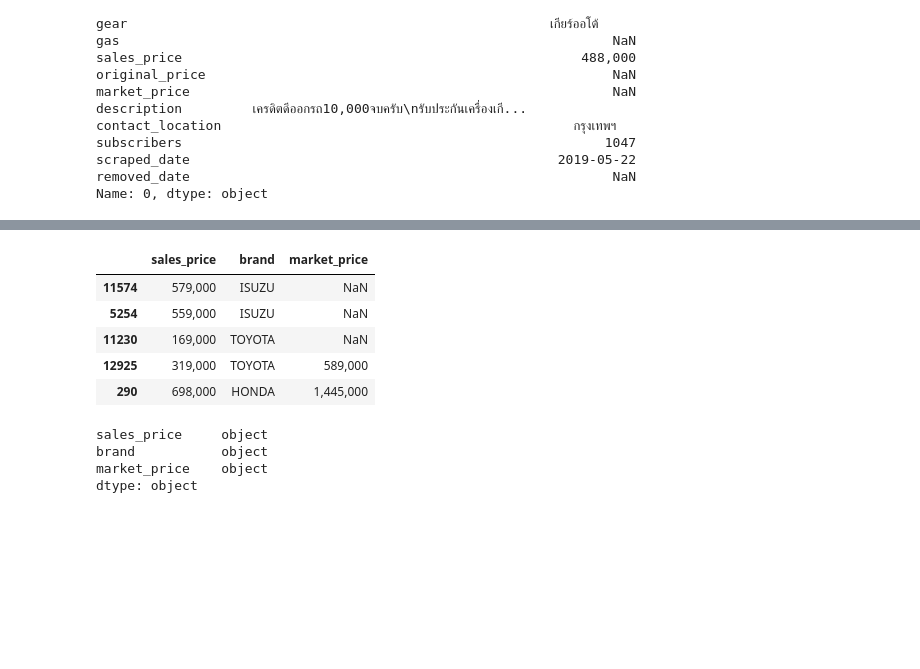
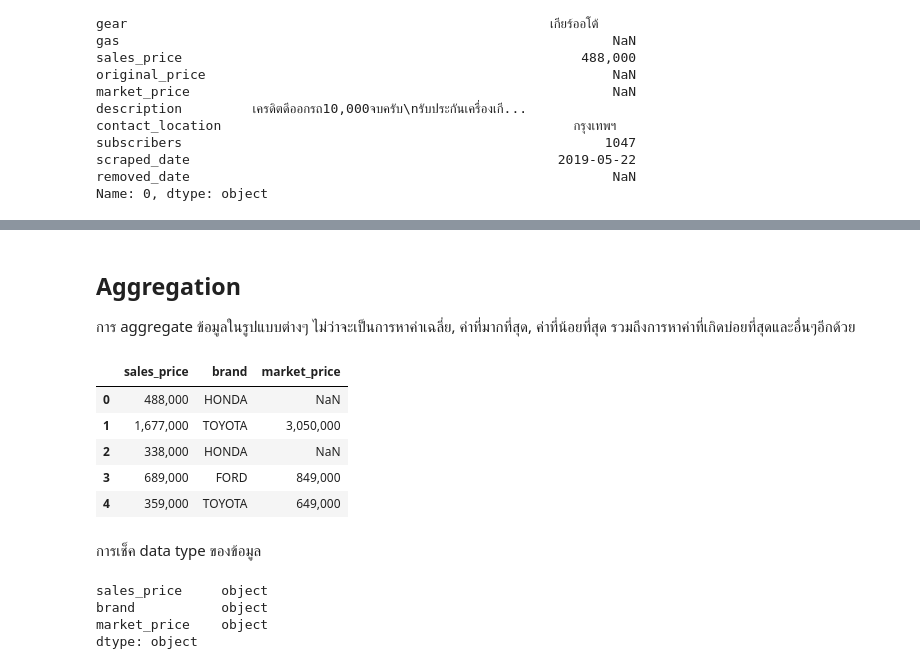
Before and after one commit to ai-builders/ai-builders.github.io, a Jupyter notebook: notebooks/ai_builder_pandas.ipynb, the cells around one changed output, grey strips where cells are left out. Drawn from its saved outputs; the diff is of its cells as text; code cells hidden in the pictures; blank space fills up the shorter version.

```diff
--- a/notebooks/ai_builder_pandas.ipynb
+++ b/notebooks/ai_builder_pandas.ipynb
@@ -239,13 +308,19 @@ df.iloc[0:5, 1:4]
+# %% [markdown]
+## Aggregation
+
+การ aggregate ข้อมูลในรูปแบบต่างๆ ไม่ว่าจะเป็นการหาค่าเฉลี่ย, ค่าที่มากที่สุด, ค่าที่น้อยที่สุด รวมถึงการหาค่าที่เกิดบ่อยที่สุดและอื่นๆอีกด้วย
 # %%
 df2 = df[['sales_price', 'brand', 'market_price']]
-df2.sample(n=5)
+df2.head()
 # %% [output]
 |  | sales_price | brand | market_price |
-| 11574 | 579,000 | ISUZU | NaN |
-| 5254 | 559,000 | ISUZU | NaN |
-| 11230 | 169,000 | TOYOTA | NaN |
-| 12925 | 319,000 | TOYOTA | 589,000 |
-| 290 | 698,000 | HONDA | 1,445,000 |
+| 0 | 488,000 | HONDA | NaN |
+| 1 | 1,677,000 | TOYOTA | 3,050,000 |
+| 2 | 338,000 | HONDA | NaN |
+| 3 | 689,000 | FORD | 849,000 |
+| 4 | 359,000 | TOYOTA | 649,000 |
+# %% [markdown]
+การเช็ค data type ของข้อมูล
 # %%
 df2.dtypes
 # %% [output]
```
Also changed, not shown: parts of 89 cells of this notebook.
